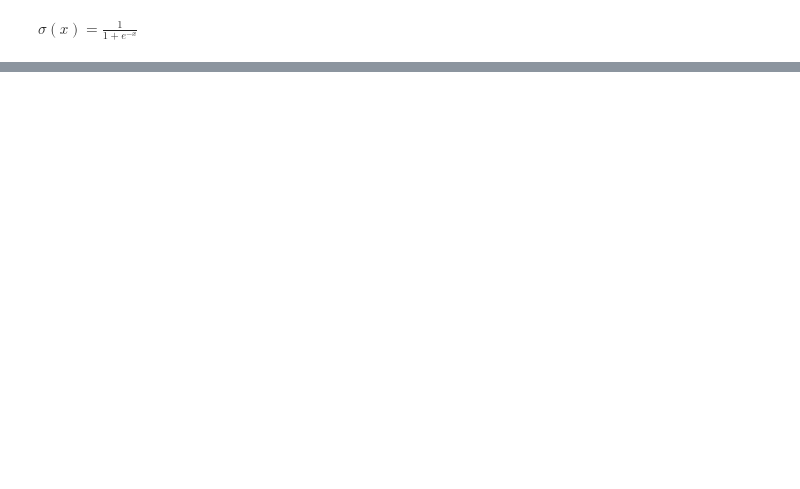
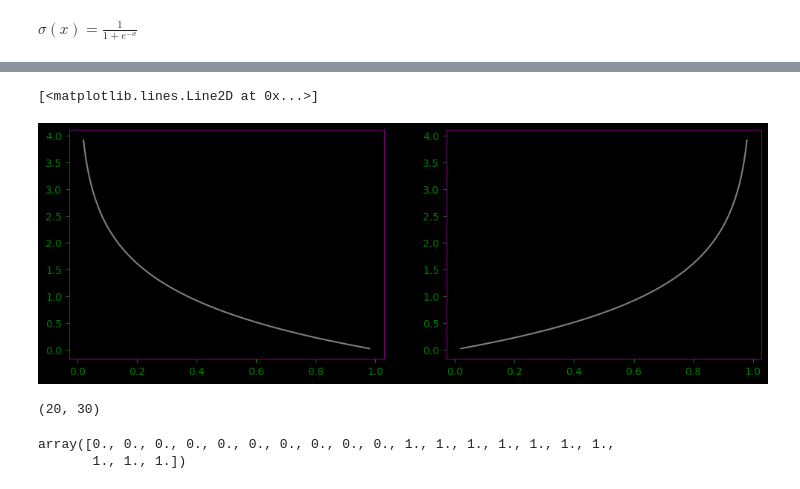
Before and after one commit to agentzero001/jupyter, a Jupyter notebook: Mathematics/statistics/regression_analysis/softmax_regression.ipynb, the cells around one changed output, grey strips where cells are left out. Cells and saved outputs as stored; diff of their text form; code cells hidden in the pictures; blank space fills up the shorter version.

```diff
--- a/Mathematics/statistics/regression_analysis/softmax_regression.ipynb
+++ b/Mathematics/statistics/regression_analysis/softmax_regression.ipynb
@@ -24,0 +25,10 @@ y = lambda x: 1 if sigma(x) > .5 else 0
+# %%
+s = np.linspace(.02,.98,1000)
+# %%
+fig, ax = plt.subplots(1, 2, figsize=(12,4))
+
+ax[0].plot(s, -np.log(s), color='grey')
+ax[1].plot(s, -np.log(1-s), color='grey')
+# %% [output]
+[<matplotlib.lines.Line2D at 0x...>]
+[figure, added]
@@ -24,0 +52,10 @@ y = lambda x: 1 if sigma(x) > .5 else 0
+# %%
+X = np.array([x] * num_obs)
+X.shape
+# %% [output]
+(20, 30)
+# %%
+y #the most trivial case
+# %% [output]
+array([0., 0., 0., 0., 0., 0., 0., 0., 0., 0., 1., 1., 1., 1., 1., 1., 1.,
+       1., 1., 1.])
```
Also changed, not shown: parts of 8 cells of this notebook.
